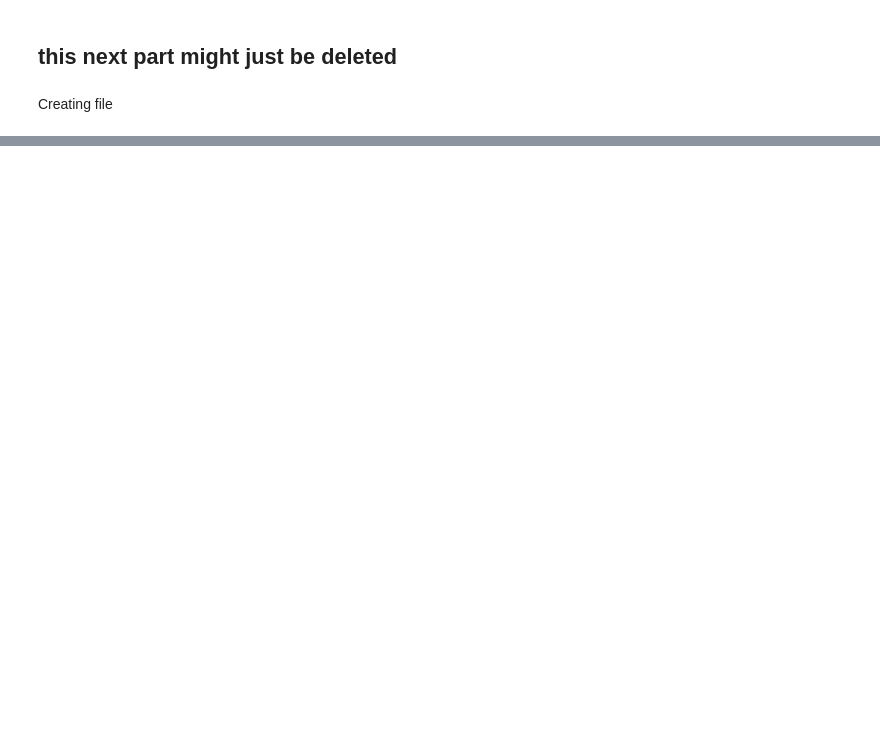
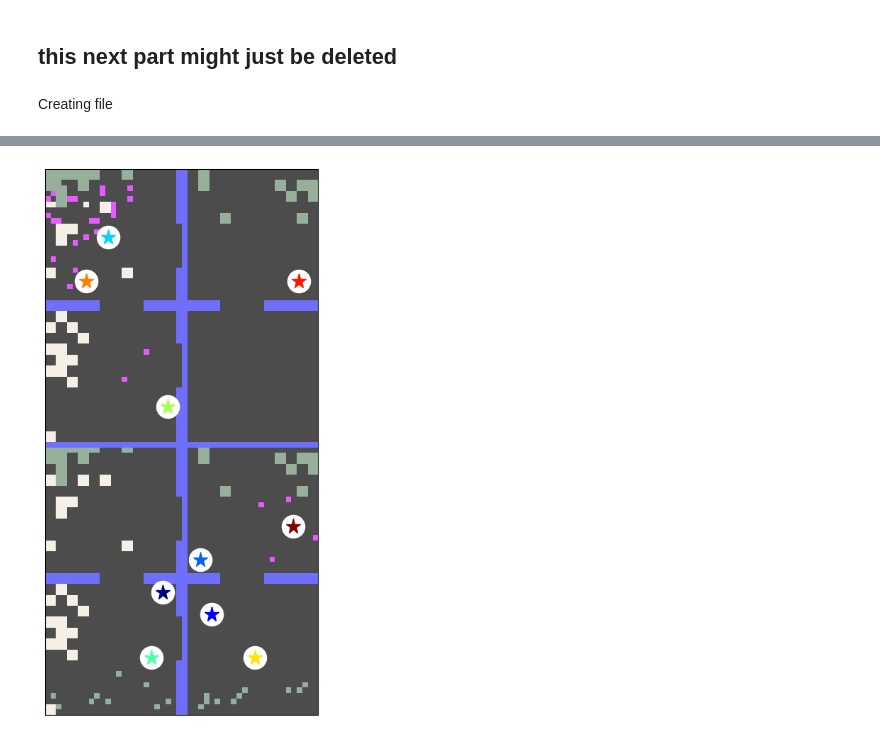
Before and after one commit to DragonsAreFuckingCool/DRL-in-international-economy-ai-economist-, a Jupyter notebook: tutorials/economic_simulation_basic.ipynb, the cells around one changed output, grey strips where cells are left out. Saved outputs shown, nothing was run; the diff lists cells and outputs as text; code cells hidden in the pictures; blank space fills up the shorter version.

```diff
--- a/tutorials/economic_simulation_basic.ipynb
+++ b/tutorials/economic_simulation_basic.ipynb
@@ -737,0 +802,47 @@ Unique rows with water: []
+# %%
+import random
+
+num_players = 10
+
+starting_loc= [(random.randint(1, 100-1), random.randint(1, 50-1)) for _ in range(num_players)]
+
+env_config = {
+    'scenario_name': 'custom/split_overlay_from_file',
+    'components': [
+        ('Build', {'skill_dist': 'pareto', 'payment_max_skill_multiplier': 3}),
+        ('ContinuousDoubleAuction', {'max_num_orders': 5}),
+        ('Gather', {}),
+    ],
+    'n_agents': num_players,
+    'world_size': [100, 50],
+    'env_layout_file': 'multi_world_100x50.txt',
+
+    # Preserve all file water; overlay only horizontal barrier at row 50
+    'water_row': 50,
+    'add_vertical_line': False,     # keep vertical line from the file itself
+
+    # Put multiple top agents (e.g., top 2 skill ranks)
+    'agent_start_locs': starting_loc,
+    #'skill_rank_of_top_agents': [0, 2],
+
+
+}
+# 1) Confirm water preserved + overlay
+WATER = env.world.maps.get("Water")
+print("Water rows with any water:", np.unique(np.where(WATER > 0)[0])[:10], "...")
+
+# 2) Confirm top-half placement by ranks
+#    After reset, check agent y-coordinates vs chosen top ranks
+top_ranks = [0,1]  # match what you set
+agent_rows = [a.loc[0] for a in env.world.agents]
+print("Rows:", agent_rows)  # expect 2 above water_row and 2 below
+
+# 3) If using explicit starts, verify:
+print([tuple(a.loc) for a in env.world.agents])
+
+env = foundation.make_env_instance(**env_config)
+#obs = env.reset(force_dense_logging=True)
+
+play_random_episode(env, plot_every=100)
+# %% [output]
+[figure, added]
```
Also changed, not shown: parts of 24 cells of this notebook.
